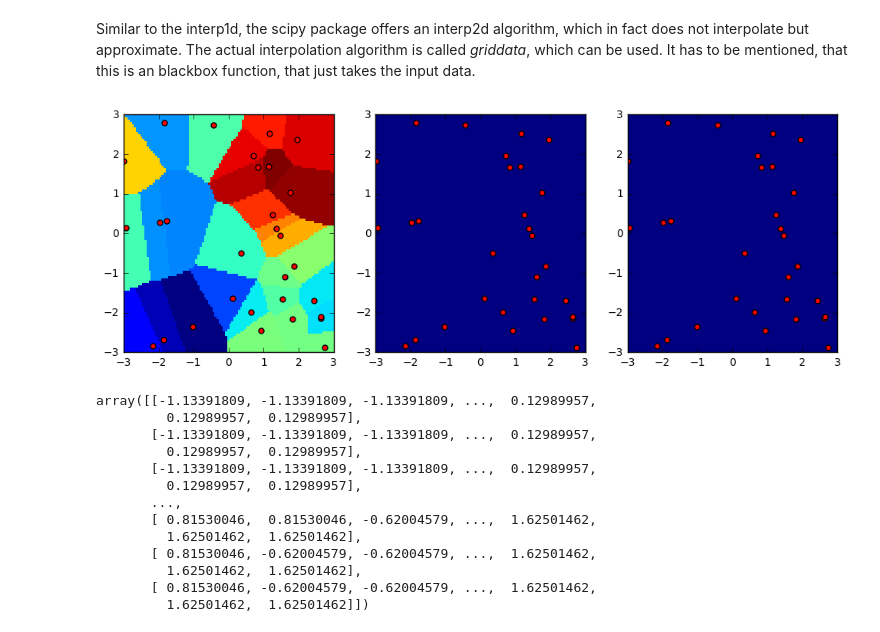
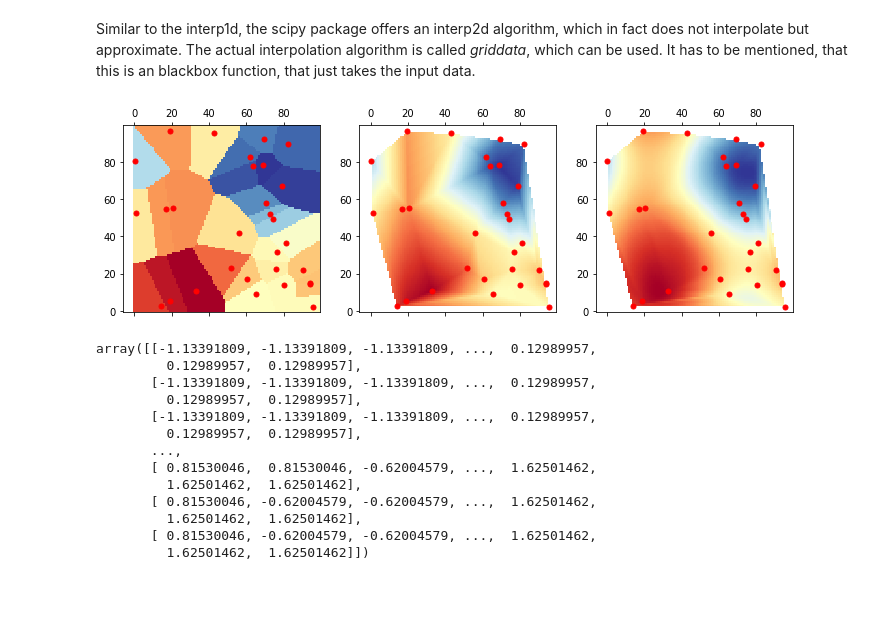
Before and after one commit to lordblaupause/felis_python2, a Jupyter notebook: felis_python2/lectures/04_Scipy.ipynb, the cells around one changed output. Cells and saved outputs as stored; diff of their text form; code cells hidden in the pictures; blank space fills up the shorter version.

```diff
--- a/felis_python2/lectures/04_Scipy.ipynb
+++ b/felis_python2/lectures/04_Scipy.ipynb
@@ -163,3 +168,9 @@ sample = np.random.rand(n,2) * 6 - 3
 xi = sample[:, 0]
 yi = sample[:, 1]
 zi = rf(xi, yi)
+
+fig, ax = plt.subplots(1,1, figsize=(6,6))
+ax.pcolor(xx,yy,zz)
+ax.plot(xi, yi, 'or')
+contour = ax.contour(xx,yy,zz, colors='k')
+ax.clabel(contour)
@@ -170,19 +184,17 @@ from scipy.interpolate import griddata, SmoothBivariateSpline, Rbf
 # %%
 # interpolate using the nearest neighbors
 Zn = griddata(sample, zi, (xx,yy), method='nearest')
 Zl = griddata(sample, zi, (xx,yy), method='linear')
 Zc = griddata(sample, zi, (xx,yy), method='cubic')
 
 fig, axes = plt.subplots(1,3, figsize=(12,4))
 
 for ax, Z in zip(axes, (Zn, Zl, Zc)):
     # plot
-    ax.pcolor(xx,yy,Z)
-    ax.scatter(xi, yi,25,(1,0,0))
-    ax.set_xlim(-3,3)
-    ax.set_ylim(-3,3)
+    ax.matshow(Z, origin='lower', cmap='RdYlBu')
+    ax.scatter((xi + 3) / 6 * 100, (yi + 3) / 6 * 100,25,(1,0,0))
 # %% [output]
-[figure, old version]
+[figure, new version]
 # %%
 griddata(sample, zi, (xx,yy), method='nearest')
 # %% [output]
```
Also changed, not shown: parts of 26 cells of this notebook, 2 other files.
